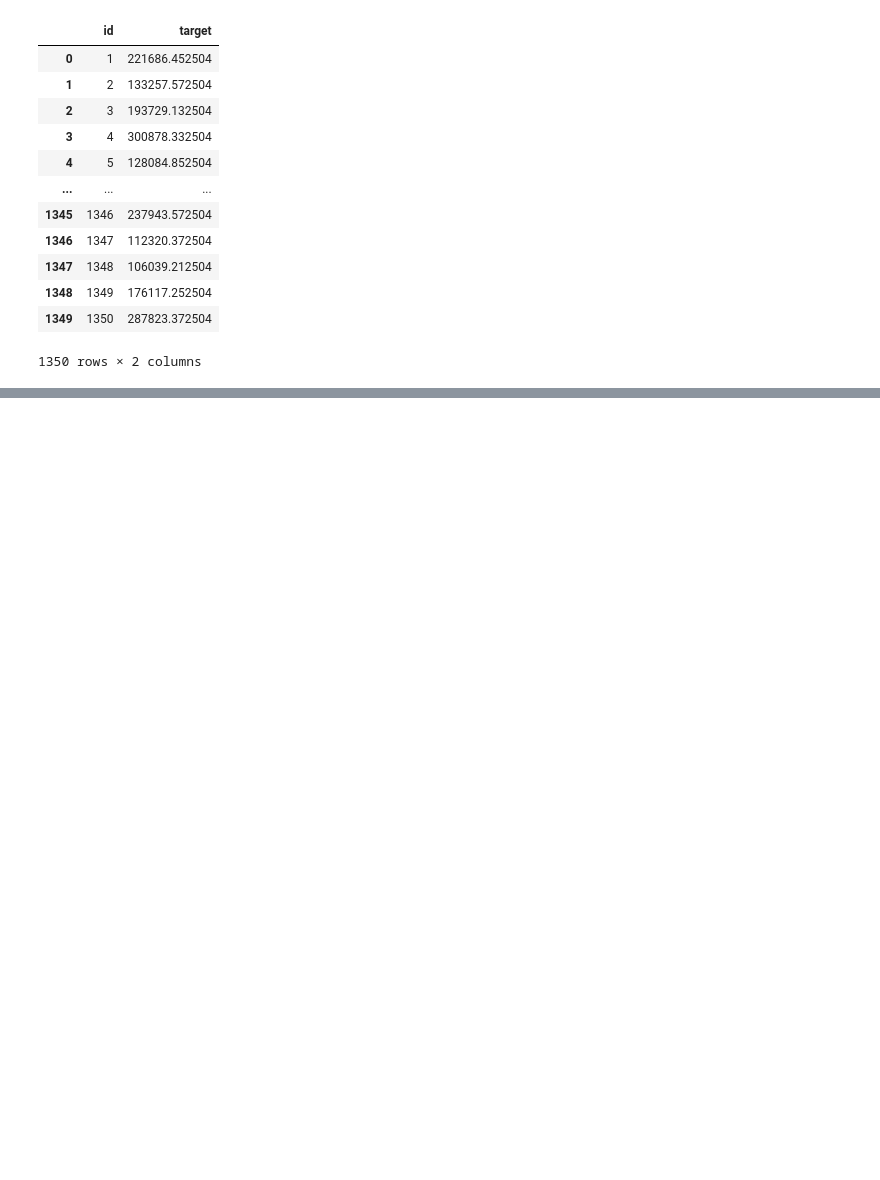
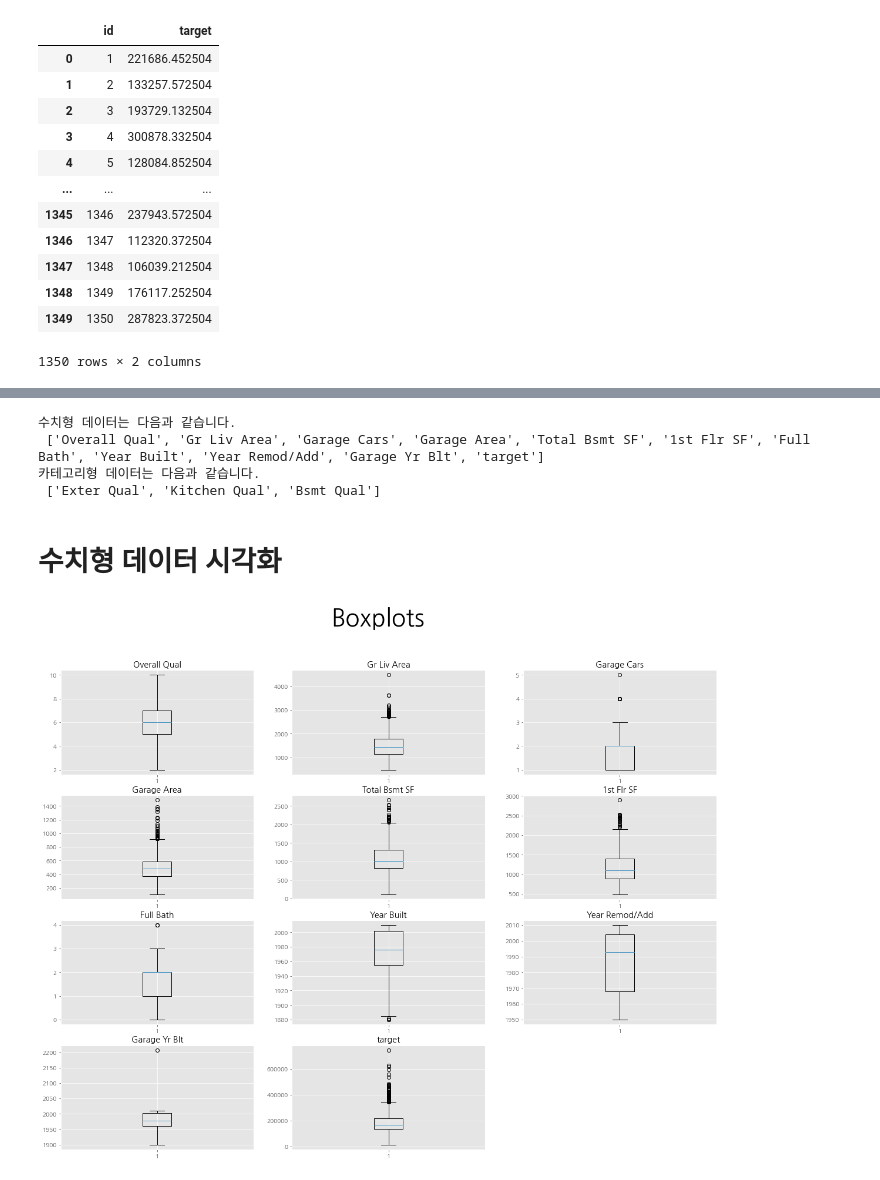
Before and after one commit to parktaeshin/dacon, a Jupyter notebook: dacon집값예측/baseline.ipynb, the cells around one changed output, grey strips where cells are left out. Cells and saved outputs as stored; diff of their text form; code cells hidden in the pictures; blank space fills up the shorter version.

```diff
--- a/dacon집값예측/baseline.ipynb
+++ b/dacon집값예측/baseline.ipynb
@@ -203,0 +206,11 @@ submission.to_csv("submission.csv", index=False)
+# %%
+import pandas as pd
+import numpy as np
+import matplotlib.pyplot as plt
+import seaborn as sns
+from sklearn.preprocessing import LabelEncoder
+
+data = pd.read_csv('./train.csv')
+
+data = data.drop('id', axis=1)
+data
@@ -203,0 +289,33 @@ submission.to_csv("submission.csv", index=False)
+# %%
+#  왜 안되는지 모르겠음... 분명 전엔 됐는뎀..
+# numeric_feature = data.columns[(data.dtypes == int) | (data.dtypes == float)]
+numeric_feature = ['Overall Qual', 'Gr Liv Area', 'Garage Cars', 'Garage Area', \
+                   'Total Bsmt SF', '1st Flr SF', 'Full Bath', 'Year Built', 'Year Remod/Add', 'Garage Yr Blt', 'target']
+categorical_feature = data.columns[data.dtypes == "O"]
+
+print("수치형 데이터는 다음과 같습니다. \n", list(numeric_feature))
+print("카테고리형 데이터는 다음과 같습니다. \n", list(categorical_feature))
+# %% [output]
+수치형 데이터는 다음과 같습니다.
+ ['Overall Qual', 'Gr Liv Area', 'Garage Cars', 'Garage Area', 'Total Bsmt SF', '1st Flr SF', 'Full Bath', 'Year Built', 'Year Remod/Add', 'Garage Yr Blt', 'target']
+카테고리형 데이터는 다음과 같습니다.
+ ['Exter Qual', 'Kitchen Qual', 'Bsmt Qual']
+# %% [markdown]
+# 수치형 데이터 시각화
+# %%
+import matplotlib.pyplot as plt
+%matplotlib inline
+plt.style.use("ggplot")
+
+feature = numeric_feature
+
+plt.figure(figsize = (20,15))
+plt.suptitle("Boxplots", fontsize = 40)
+
+for i in range(len(feature)):
+    plt.subplot(4,3,i+1) # 수치형 데이터가 11개이므로 4*3 12개 자리가 필요
+    plt.title(feature[i])
+    plt.boxplot(data[feature[i]])
+plt.show()
+# %% [output]
+[figure, added]
```
Also changed, not shown: parts of 19 cells of this notebook.
